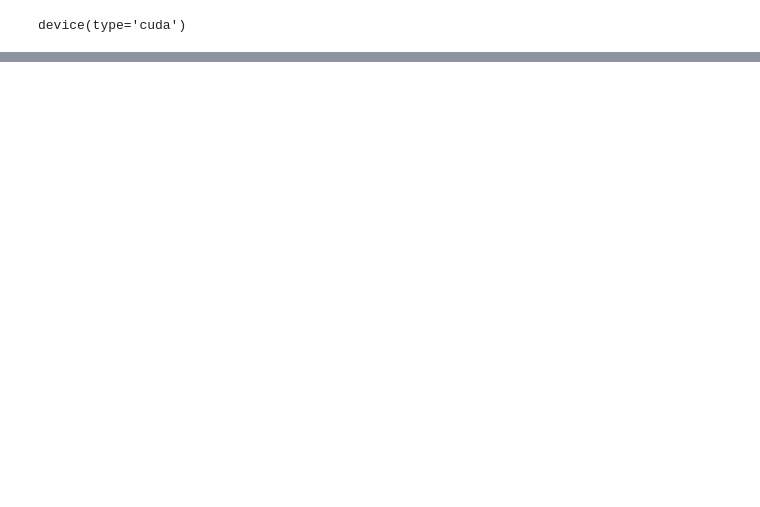
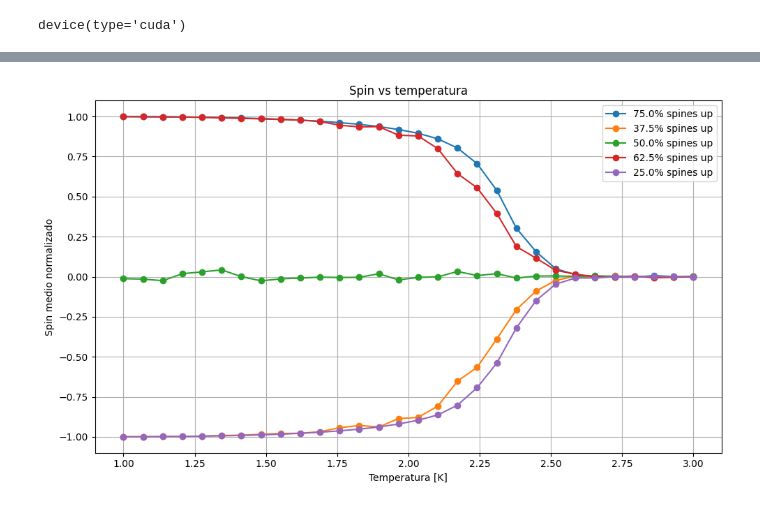
Before and after one commit to ammarcilla/ComputationalPhysics, a Jupyter notebook: Ising2D/main_gpu_v2.ipynb, the cells around one changed output, grey strips where cells are left out. Drawn from its saved outputs; the diff is of its cells as text; code cells hidden in the pictures; blank space fills up the shorter version.

Commit message:
grafico spin vs temperatura

```diff
--- a/Ising2D/main_gpu_v2.ipynb
+++ b/Ising2D/main_gpu_v2.ipynb
@@ -157,5 +142,21 @@ plt.show()
 # %%
-Ts = np.arange(0, 5, 0.5)
+Ts = np.linspace(1, 3, 30)
+dims = [1000, 1000]
+ups = [0.75, 0.375, 0.5, 0.625, 0.25]
+steps = 1000
 
-lattices075=createLattices(N_lattices=len(Ts))
+lats = createLattices(len(ups), dims, ups)
+copies = [lats.clone() for i in range(0, len(Ts))]
+
+list_lats = []
+list_energies = []
+list_spins = []
+counter = 1
+for lattices, temperature in zip(copies, Ts):
+    lats, energies, spins = runMetropolis(lattices, steps, temperature)
+    list_lats.append(lats)
+    list_energies.append(energies)
+    list_spins.append(spins)
+    print(f'Counter: {counter}/{len(Ts)} - Settings: {temperature} K')
+    counter =+ 1
 # %% [output]
@@ -162,0 +180,40 @@ array([0. , 0.5, 1. , 1.5, 2. , 2.5, 3. , 3.5, 4. , 4.5])
+# %%
+mean_spins = []
+for i in range(0, len(Ts)):
+    lasts = list_spins[i][-int(0.2*steps):] #hacemos la media del la magnetizacion de lso ultimos 50 steps
+    mean = torch.stack(lasts, dim=0).mean(dim=0)
+    mean_spins.append(mean)
+
+
+num_series = mean_spins[0].shape[0]
+series_list = []
+
+for i in range(num_series):
+    serie = torch.cat([m[i] for m in mean_spins], dim=0)
+    series_list.append(serie)
+
+
+series_np = [s.cpu().numpy().squeeze() for s in series_list]   # pa que sea 1d
+
+#calculamos los lugares de máxima variación
+idx_list = []
+for serie in series_np:
+    max_change_idx = np.argmax(abs(np.roll(serie, shift=1, axis=0, ) - serie))
+    idx_list.append(max_change_idx)
+
+plt.figure(figsize=(10, 6))
+
+for serie, up in zip(series_np, ups):
+    plt.plot(Ts,serie, label=f'{up*100}% spines up', marker = 'o')
+
+
+
+plt.title('Spin vs temperatura')
+plt.xlabel('Temperatura [K]')
+plt.ylabel('Spin medio normalizado')
+plt.legend()
+plt.grid(True)
+plt.tight_layout()
+plt.show()
+# %% [output]
+[figure, added]
```
Also changed, not shown: parts of 9 cells of this notebook.
